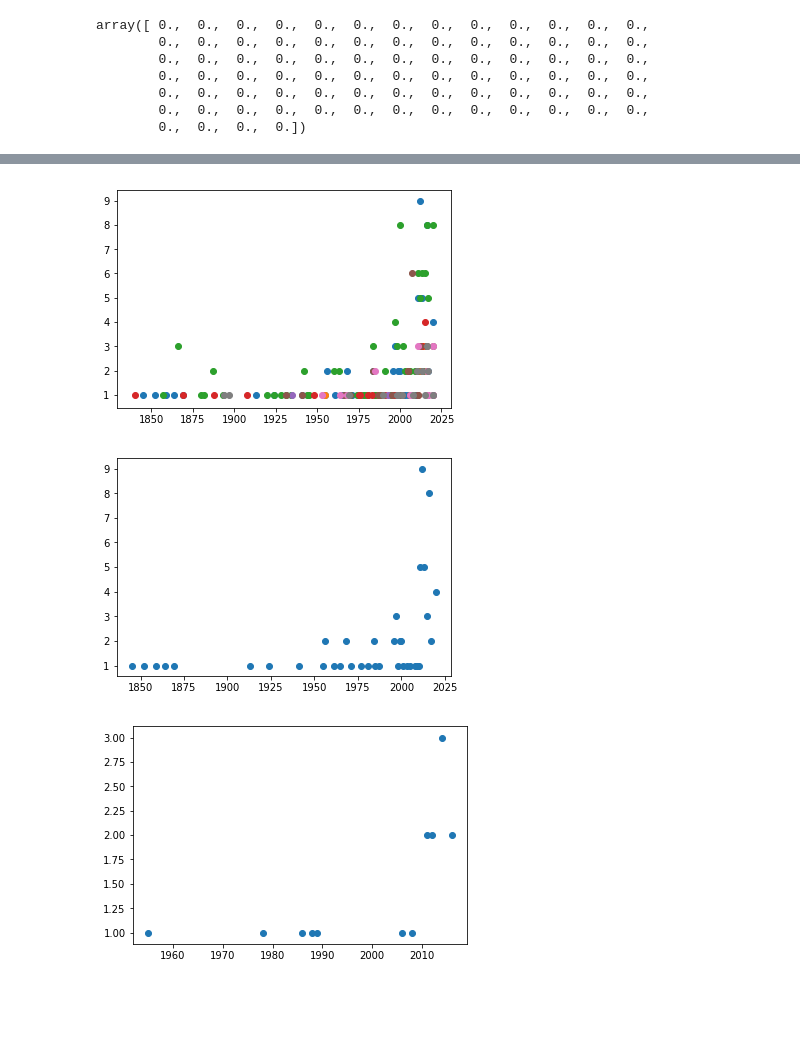
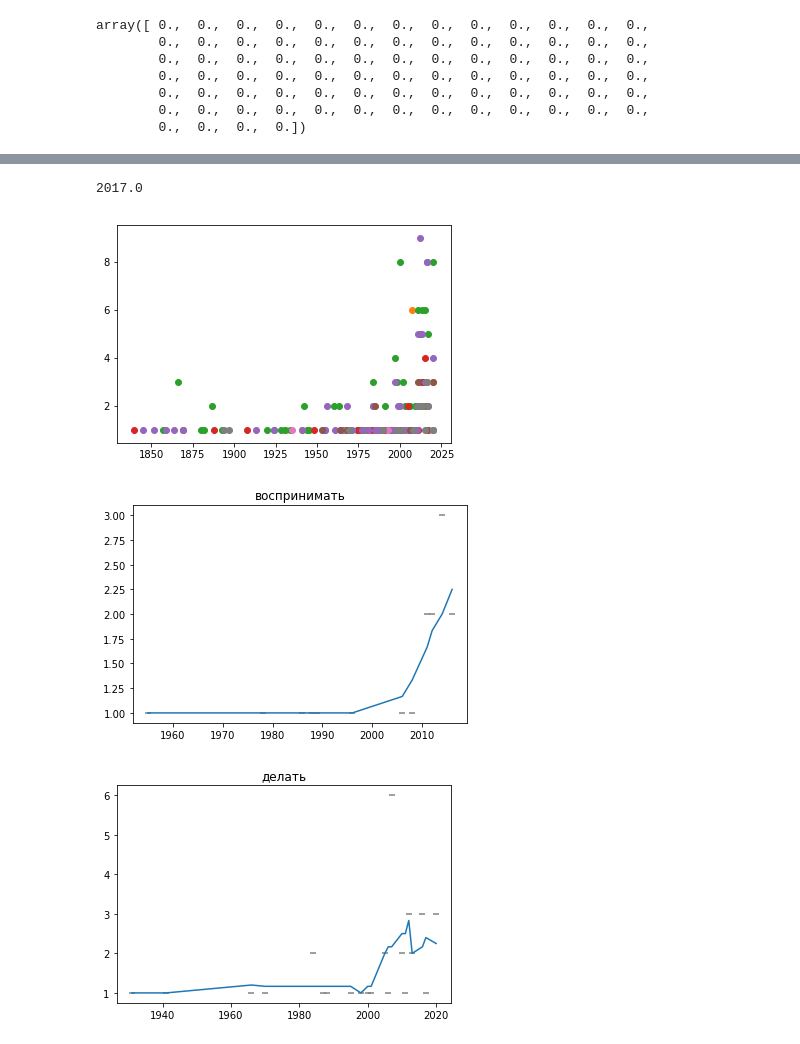
Before and after one commit to marchdown/schisch, a Jupyter notebook: schisch.ipynb, the cells around one changed output, grey strips where cells are left out. Cells and saved outputs as stored; diff of their text form; code cells hidden in the pictures; blank space fills up the shorter version.

```diff
--- a/schisch.ipynb
+++ b/schisch.ipynb
@@ -34,3 +55,29 @@ semantic_types = data['semantics+_'].unique()
 # %%
 # посмотреть, что получилось
 # print(semantic_types, years)
+# %%
+from collections import Counter
+# Построим сглаженные графики.
+
+def smooth_list(xs, smoothing_level=3):
+    ys = [0]*len(xs)
+    for idx, x in enumerate(xs):
+        slice_ = xs[max(idx-smoothing_level,0):(min(idx+smoothing_level,len(xs)))]
+        ys[idx] = sum(slice_)/len(slice_)*1.0
+    return(ys)
+#    print(xs, ys, len(xs), len(ys))
+
+
+for t in semantic_types:
+    slice_ = sorted(data[data['semantics+_']==t]['date_'])
+    cnt = Counter(slice_)
+    xs = list(cnt.keys())
+    ys = (list(cnt.values()))
+    ysmooth = smooth_list(list(cnt.values()))
+#     print(list(cnt.items()))
+#    plt.plot(xs, [y+sum(ys[idx:idx+2])/5 for y, idx in enumerate(ys)])
+#    plt.plot(xs, smooth_list(ys))
+    plt.plot(xs, ys, color='lightgray')
+    plt.plot(xs, ysmooth, color='b')
+    plt.title(t)
+    plt.show()
@@ -348,4 +404,8 @@ for (t, counter) in dict_of_predicate_position_counters_by_type.items():
 [figure]
+# %%
+r[18]
+# %% [output]
+2017.0
 # %%
 
 
@@ -355,36 +415,42 @@ for (t, counter) in dict_of_predicate_position_counters_by_type.items():
 #      Для каждой даты:
 #        Для каждой позиции этого семантического типа:
 #          Для каждого примера с этой датой:
 #            Если пример с этой позициией:
 #              Значение этой позиции для этой даты += 1
 dict_of_date_counters_by_type = {}
 for t in semantic_types:
 #     print(t)
     date_counter = Counter()
     for r in data[data['semantics+_']==t].itertuples():
         # Counter class handles null counts gracefully.
-        year = r[17]
+        year = r[18]
         date_counter[year] += 1
 #         print('*'*date_counter[year], year)
     dict_of_date_counters_by_type[t] = date_counter
 #   5. Нарисовать график:
 #     По одной оси -   года, по другой - число примеров
 #     График отдельного цвета/рисунка для каждой позиции группы (кроме стоить - она очень маленькая)
 #     Отдельный график для каждой семантической группы
 for idx, t in enumerate(semantic_types):
     counter = dict_of_date_counters_by_type[t]
     plt.scatter(list(counter.keys()), [int(n) for n in counter.values()])
 #    plt.text(y=idx, s=t, x=0)
 
 plt.show()
 
+
 # Либо так, на отдельных холстах
 for t in semantic_types:
+
     counter = dict_of_date_counters_by_type[t]
-    plt.scatter(list(counter.keys()), [int(n) for n in counter.values()])
-
+    cnts = sorted(list(counter.items()))
+    xs = [x for (x, y) in cnts]
+    ys = [y for (x, y) in cnts]
+    plt.scatter(list(counter.keys()), [int(n) for n in counter.values()], marker="_", color='gray')
+    plt.plot(xs, smooth_list(ys))
+    plt.title(t)
     plt.show()
 # %% [output]
-[figure, old version]
+[figure, new version]
-[figure, old version]
+[figure, new version]
-[figure, old version]
+[figure, new version]
```
Also changed, not shown: parts of 23 cells of this notebook.
